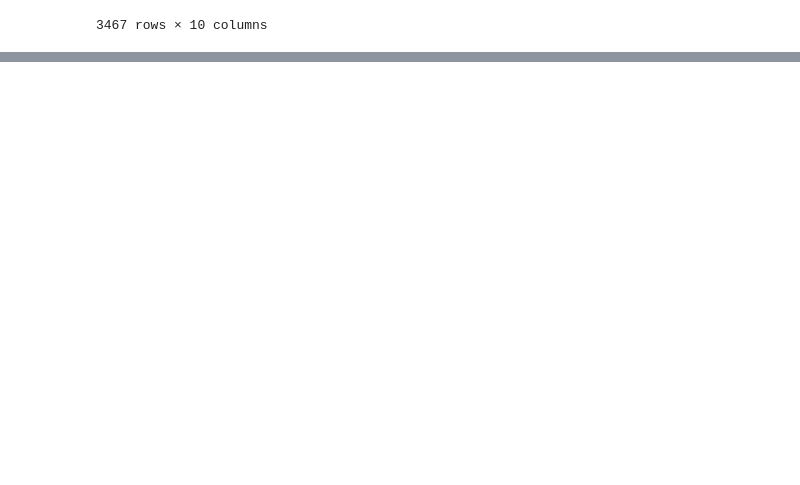
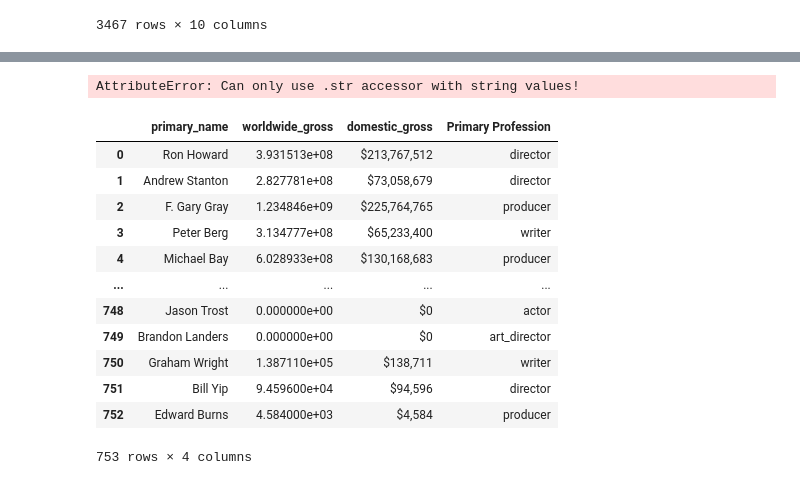
Before and after one commit to medoffc/carmijohngowalking, a Jupyter notebook: Carmi exploration.ipynb, the cells around one changed output, grey strips where cells are left out. Cells and saved outputs as stored; diff of their text form; code cells hidden in the pictures; blank space fills up the shorter version.

```diff
--- a/Carmi exploration.ipynb
+++ b/Carmi exploration.ipynb
@@ -231,0 +240,10 @@ df2
+# %%
+df3=pd.read_sql('''Select primary_name,primary_profession,movie,production_budget,domestic_gross,worldwide_gross
+From movies.imdb_title_crew
+join imdb_name_basics
+on imdb_name_basics.nconst = imdb_title_crew.directors
+join imdb_title_basics
+on imdb_title_basics.tconst = imdb_title_crew.tconst
+join tn_movie_budgets
+on imdb_title_basics.primary_title=tn_movie_budgets.movie
+where primary_profession like "%actor%"''',conn)
@@ -231,0 +252,4 @@ df2
+# %%
+df3['Primary Profession'] = new[0]
+df3['Secondary Profession'] = new[1]
+df3['Tertiary Profession'] = new[2]
@@ -231,0 +272,24 @@ df2
+# %%
+df3['worldwide_gross']=df3['worldwide_gross'].str.replace(',','')
+df3['worldwide_gross']=df3['worldwide_gross'].str.replace('$','')
+df3['worldwide_gross'] = df3.worldwide_gross.astype(float)
+# %% [output]
+AttributeError: Can only use .str accessor with string values!
+# %%
+a=df3[['primary_name','worldwide_gross','domestic_gross','Primary Profession']]
+# %%
+a
+# %% [output]
+|  | primary_name | worldwide_gross | domestic_gross | Primary Profession |
+| 0 | Ron Howard | 3.931513e+08 | $213,767,512 | director |
+| 1 | Andrew Stanton | 2.827781e+08 | $73,058,679 | director |
+| 2 | F. Gary Gray | 1.234846e+09 | $225,764,765 | producer |
+| 3 | Peter Berg | 3.134777e+08 | $65,233,400 | writer |
+| 4 | Michael Bay | 6.028933e+08 | $130,168,683 | producer |
+| ... | ... | ... | ... | ... |
+| 748 | Jason Trost | 0.000000e+00 | $0 | actor |
+| 749 | Brandon Landers | 0.000000e+00 | $0 | art_director |
+| 750 | Graham Wright | 1.387110e+05 | $138,711 | writer |
+| 751 | Bill Yip | 9.459600e+04 | $94,596 | director |
+| 752 | Edward Burns | 4.584000e+03 | $4,584 | producer |
+753 rows × 4 columns
```
Also changed, not shown: parts of 19 cells of this notebook.
